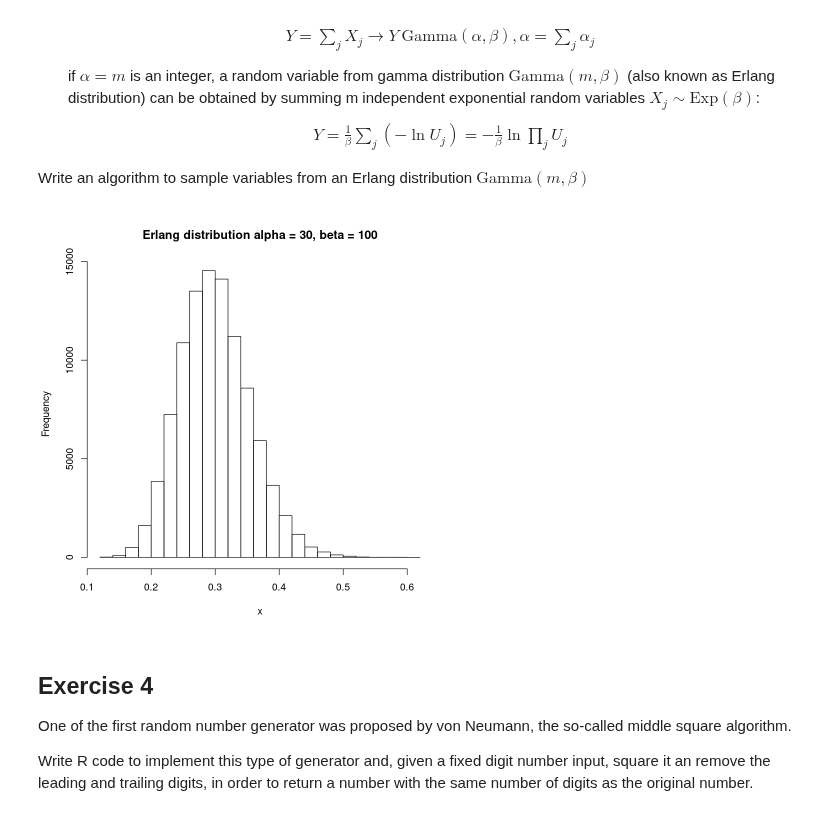
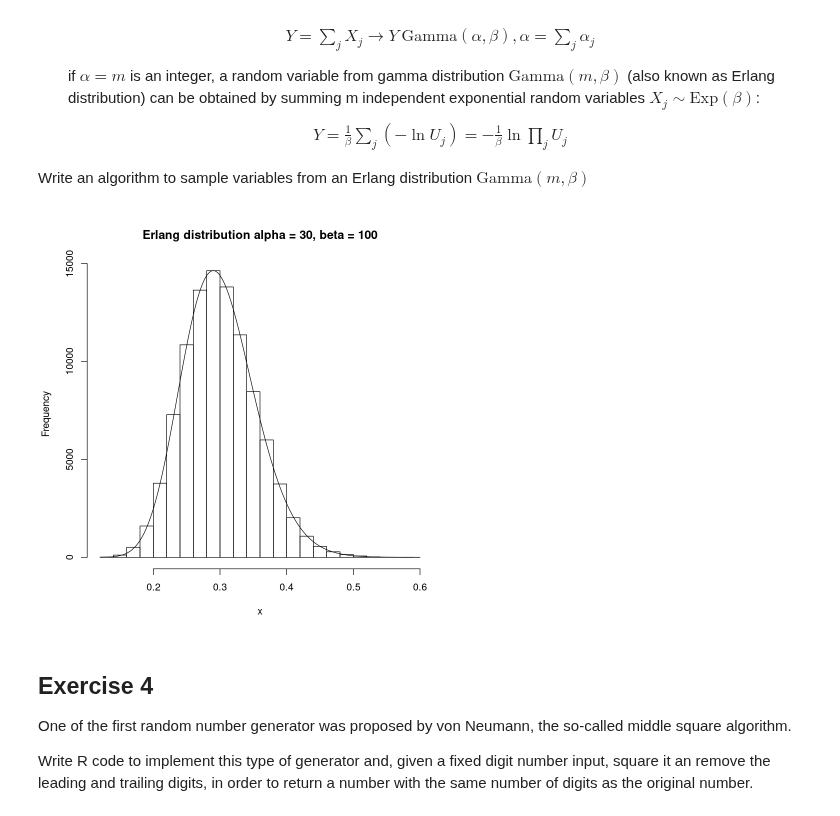
Before and after one commit to eigen-carmona/AdvStats, a Jupyter notebook: lab4/ex4.ipynb, the cells around one changed output. Saved outputs shown, nothing was run; the diff lists cells and outputs as text; code cells hidden in the pictures.

```diff
--- a/lab4/ex4.ipynb
+++ b/lab4/ex4.ipynb
@@ -9,11 +13,11 @@ Write an R program that:
 
 3) plots the probability for each box as a function of the extraction step
 # %%
-# How many draws? N
 # read draw
 # show how likely is each box
 # plot
 box_posts <- function(ex, priors){
+    # Generates the posterior probability for each box given a prior
     lhoods <- 1*ex+(-1)**ex*5:0/5
     almost_posts <- lhoods*priors
     evidence <- sum(almost_posts)
@@ -21,21 +25,33 @@ box_posts <- function(ex, priors){
     return(posts)
 }
 
+posts_plot <- function(posteriors,N){
+    # Specialized plot for box posteriors per step
+    posteriors <- tibble(as.data.frame(posteriors))
+    colnames(posteriors) <- c('H_0', 'H_1', 'H_2', 'H_3', 'H_4', 'H_5')
+    posteriors['Extraction'] <- 0:N
+    df <- melt(posteriors, id.vars='Extraction', variable.name = 'series')
+    plotties <- ggplot(df, aes(Extraction,value)) + geom_line(aes(colour = series)) + ggtitle('Posterior probability for each box')
+    return(plotties)
+}
+
+
 missing_draws <- TRUE
 N <- 0
 n_boxes <- 6
 priors <- rep(1/n_boxes,6)
+posts <- priors
 while(missing_draws){
+    N <- N + 1
     new_draw <- readline(prompt = "What's the color? 1 for white, 0 for black.")
     ex <- as.integer(new_draw)
+    color <- ifelse(ex,'white','black')
     priors <- box_posts(ex,priors)
-    print(priors)
+    posts <- rbind(posts,priors)
+    print_posts <- paste(paste0('H_',0:5,':  ',formatC(priors,format = 'e', digits = 2), ',   '), collapse = '')
+    message('extraction #', N, ', a ', color, ' ball', ': ', print_posts)
     missing_draws <- (readline(prompt = "Are there any further extractions? 1 if yes, any other value if not."))
-    if(missing_draws==1){
-        missing_draws <- TRUE
-    }
-    else{
-        missing_draws <- FALSE
-    }
+    missing_draws <- ifelse(missing_draws==1,TRUE,FALSE)
 }
+plot(posts_plot(posts,N))
 # %% [output]
@@ -139,9 +162,19 @@ $$
 Write an algorithm to sample variables from an Erlang distribution $\text{Gamma}(m, \beta)$
 # %%
 int_erlang <- function(N,m,bet) replicate(N,-sum(log(runif(m)))/bet)
-hist(int_erlang(100000,30,100), main = 'Erlang distribution alpha = 30, beta = 100', xlab = 'x')
+
+# Making a histogram of the defined erlang function algorithm
+x_sample <- int_erlang(100000,30,100)
+histo_df <- hist(x_sample, main = 'Erlang distribution alpha = 30, beta = 100', xlab = 'x')
+
+# Superposing an actual gamma density function, scaled
+x_min <- min(x_sample)
+x_max <- max(x_sample)
+range <- seq(x_min,x_max,0.001)
+amplitude <- max(histo_df$counts)/max(dgamma(range,30,100))
+lines(range,amplitude*dgamma(range,30,100))
 # %% [output]
-[figure, old version]
+[figure, new version]
 # %% [markdown]
 ## Exercise 4
 One of the first random number generator was proposed by von Neumann, the so-called middle square algorithm.
```
Also changed, not shown: parts of 4 cells of this notebook.
